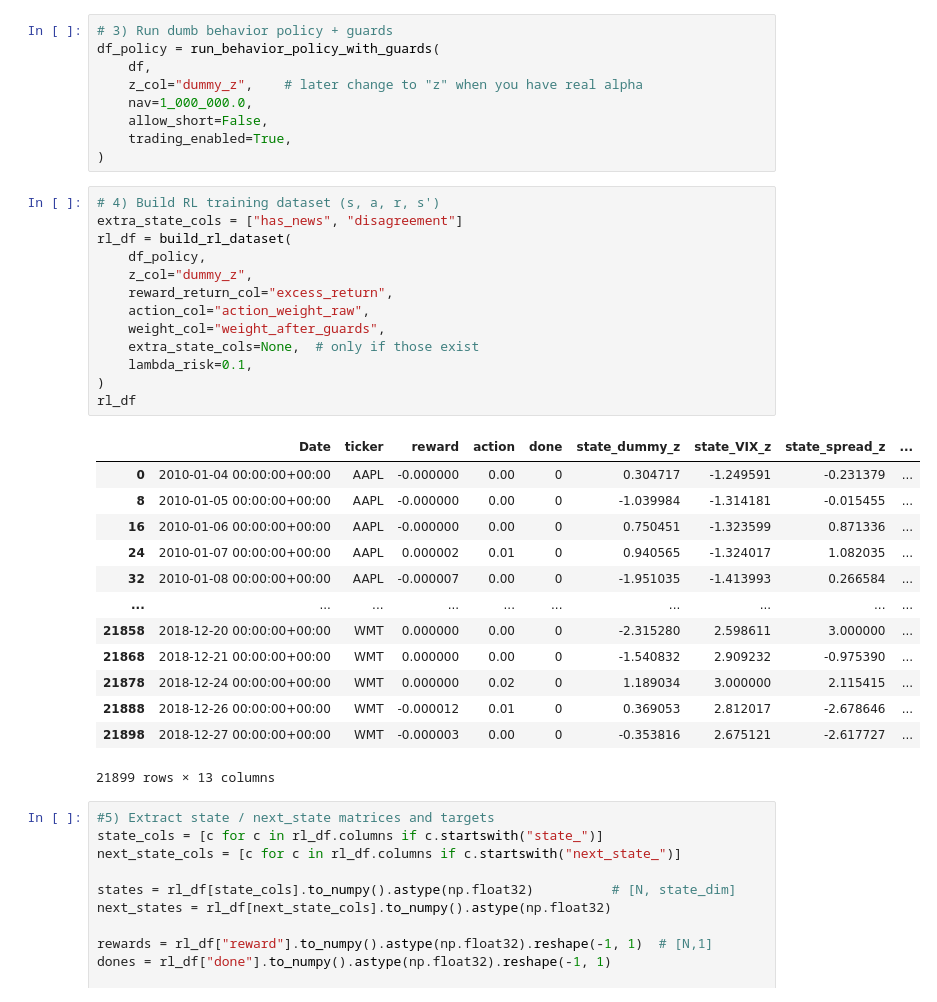
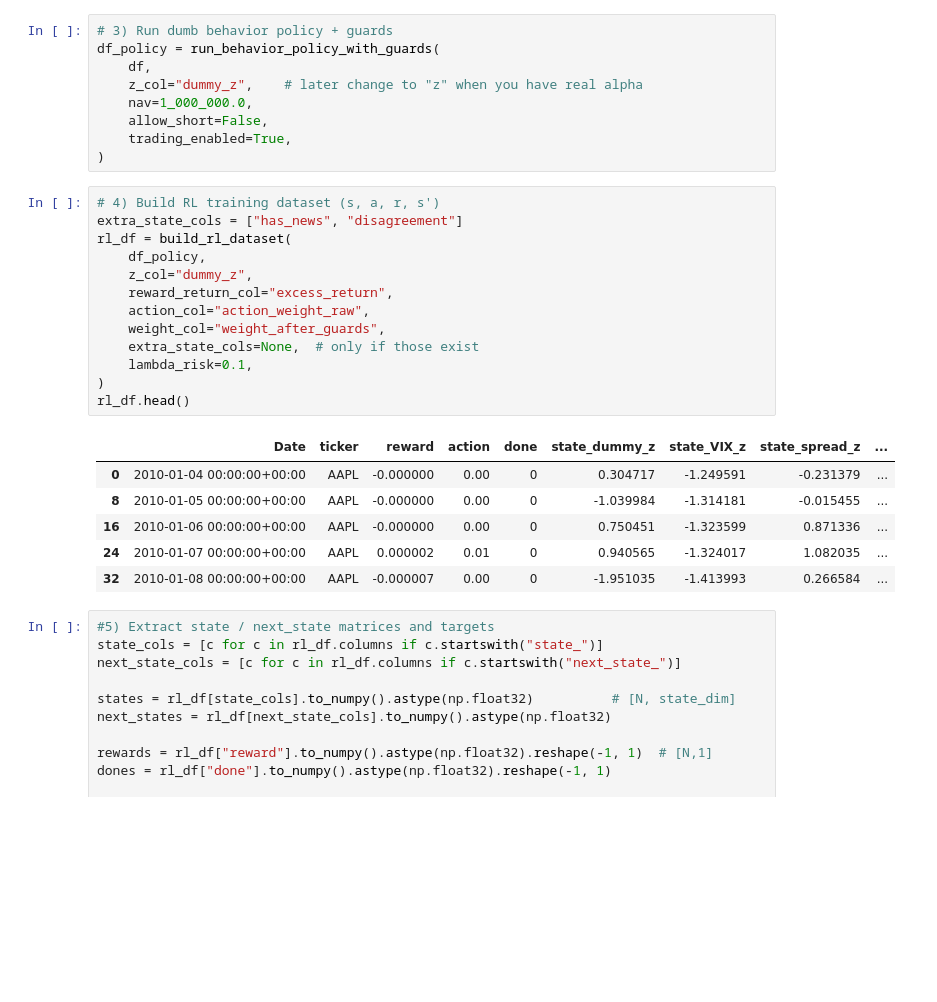
Before and after one commit to brianrp09232000/multimodal-eq-sizing, a Jupyter notebook: kaggle/04_train_cql_and_fqe.ipynb, the cells around one changed output. Drawn from its saved outputs; the diff is of its cells as text; blank space fills up the shorter version.

```diff
--- a/kaggle/04_train_cql_and_fqe.ipynb
+++ b/kaggle/04_train_cql_and_fqe.ipynb
@@ -65,30 +65,23 @@ df_policy = run_behavior_policy_with_guards(
 # %%
 # 4) Build RL training dataset (s, a, r, s')
 extra_state_cols = ["has_news", "disagreement"]
 rl_df = build_rl_dataset(
     df_policy,
     z_col="dummy_z",
     reward_return_col="excess_return",
     action_col="action_weight_raw",
     weight_col="weight_after_guards",
     extra_state_cols=None,  # only if those exist
     lambda_risk=0.1,
 )
-rl_df
+rl_df.head()
 # %% [output]
 |  | Date | ticker | reward | action | done | state_dummy_z | state_VIX_z | state_spread_z | ... |
 | 0 | 2010-01-04 00:00:00+00:00 | AAPL | -0.000000 | 0.00 | 0 | 0.304717 | -1.249591 | -0.231379 | ... |
 | 8 | 2010-01-05 00:00:00+00:00 | AAPL | -0.000000 | 0.00 | 0 | -1.039984 | -1.314181 | -0.015455 | ... |
 | 16 | 2010-01-06 00:00:00+00:00 | AAPL | -0.000000 | 0.00 | 0 | 0.750451 | -1.323599 | 0.871336 | ... |
 | 24 | 2010-01-07 00:00:00+00:00 | AAPL | 0.000002 | 0.01 | 0 | 0.940565 | -1.324017 | 1.082035 | ... |
 | 32 | 2010-01-08 00:00:00+00:00 | AAPL | -0.000007 | 0.00 | 0 | -1.951035 | -1.413993 | 0.266584 | ... |
-| ... | ... | ... | ... | ... | ... | ... | ... | ... | ... |
-| 21858 | 2018-12-20 00:00:00+00:00 | WMT | 0.000000 | 0.00 | 0 | -2.315280 | 2.598611 | 3.000000 | ... |
-| 21868 | 2018-12-21 00:00:00+00:00 | WMT | 0.000000 | 0.00 | 0 | -1.540832 | 2.909232 | -0.975390 | ... |
-| 21878 | 2018-12-24 00:00:00+00:00 | WMT | 0.000000 | 0.02 | 0 | 1.189034 | 3.000000 | 2.115415 | ... |
-| 21888 | 2018-12-26 00:00:00+00:00 | WMT | -0.000012 | 0.01 | 0 | 0.369053 | 2.812017 | -2.678646 | ... |
-| 21898 | 2018-12-27 00:00:00+00:00 | WMT | -0.000003 | 0.00 | 0 | -0.353816 | 2.675121 | -2.617727 | ... |
-21899 rows × 13 columns
 # %%
 #5) Extract state / next_state matrices and targets
 state_cols = [c for c in rl_df.columns if c.startswith("state_")]
```
Also changed, not shown: parts of 5 cells of this notebook.
